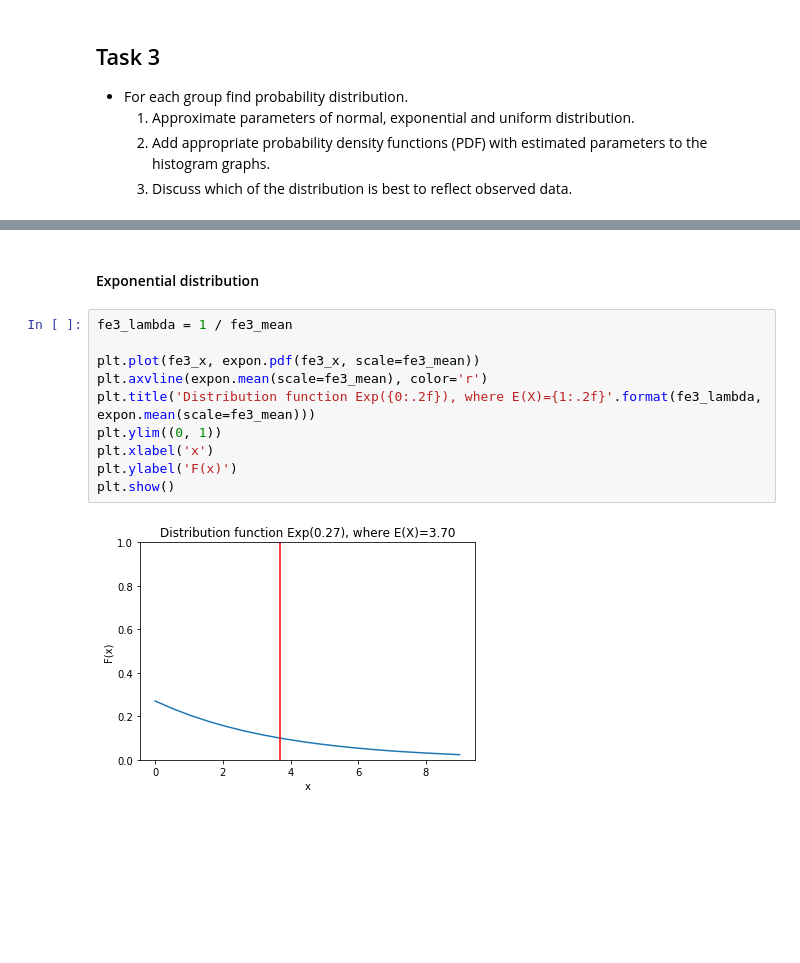
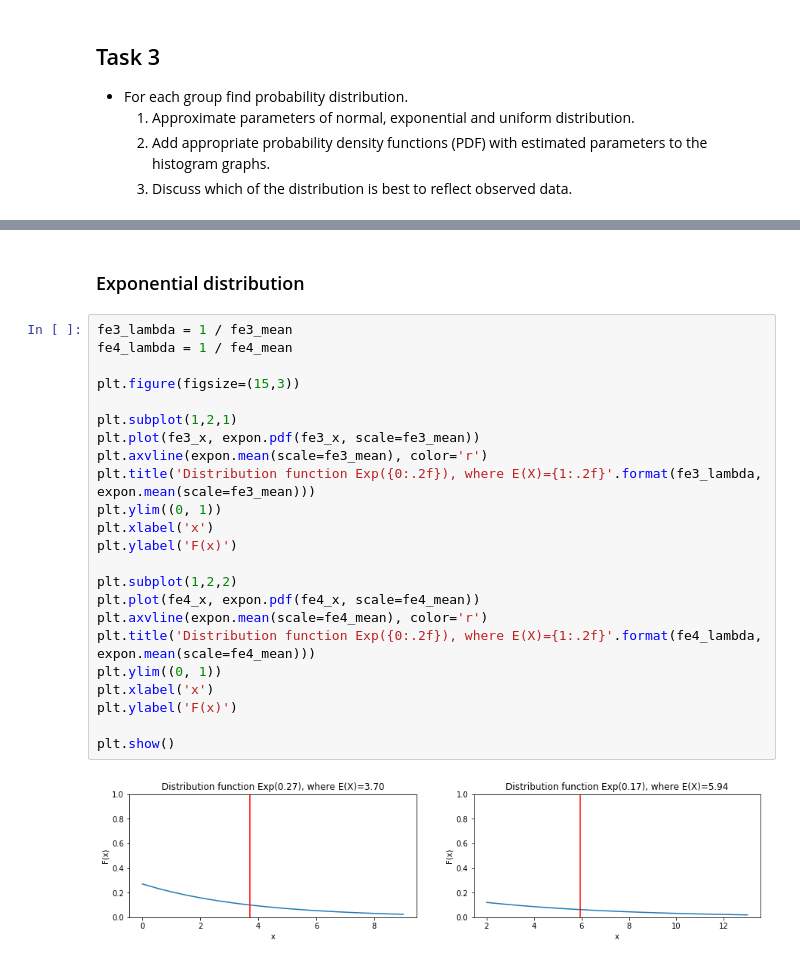
Before and after one commit to patrotom/pst_homework, a Jupyter notebook: src/tomas.ipynb, the cells around one changed output, grey strips where cells are left out. Cells and saved outputs as stored; diff of their text form; blank space fills up the shorter version.

```diff
--- a/src/tomas.ipynb
+++ b/src/tomas.ipynb
@@ -187,16 +187,29 @@ plt.show()
 # %% [output]
 [figure]
 # %% [markdown]
-#### Exponential distribution ####
+### Exponential distribution ###
 # %%
 fe3_lambda = 1 / fe3_mean
+fe4_lambda = 1 / fe4_mean
 
+plt.figure(figsize=(15,3))
+
+plt.subplot(1,2,1)
 plt.plot(fe3_x, expon.pdf(fe3_x, scale=fe3_mean))
 plt.axvline(expon.mean(scale=fe3_mean), color='r')
 plt.title('Distribution function Exp({0:.2f}), where E(X)={1:.2f}'.format(fe3_lambda, expon.mean(scale=fe3_mean)))
 plt.ylim((0, 1))
 plt.xlabel('x')
 plt.ylabel('F(x)')
+
+plt.subplot(1,2,2)
+plt.plot(fe4_x, expon.pdf(fe4_x, scale=fe4_mean))
+plt.axvline(expon.mean(scale=fe4_mean), color='r')
+plt.title('Distribution function Exp({0:.2f}), where E(X)={1:.2f}'.format(fe4_lambda, expon.mean(scale=fe4_mean)))
+plt.ylim((0, 1))
+plt.xlabel('x')
+plt.ylabel('F(x)')
+
 plt.show()
 # %% [output]
-[figure, old version]
+[figure, new version]
```
Also changed, not shown: parts of 4 cells of this notebook, 2 other files.
